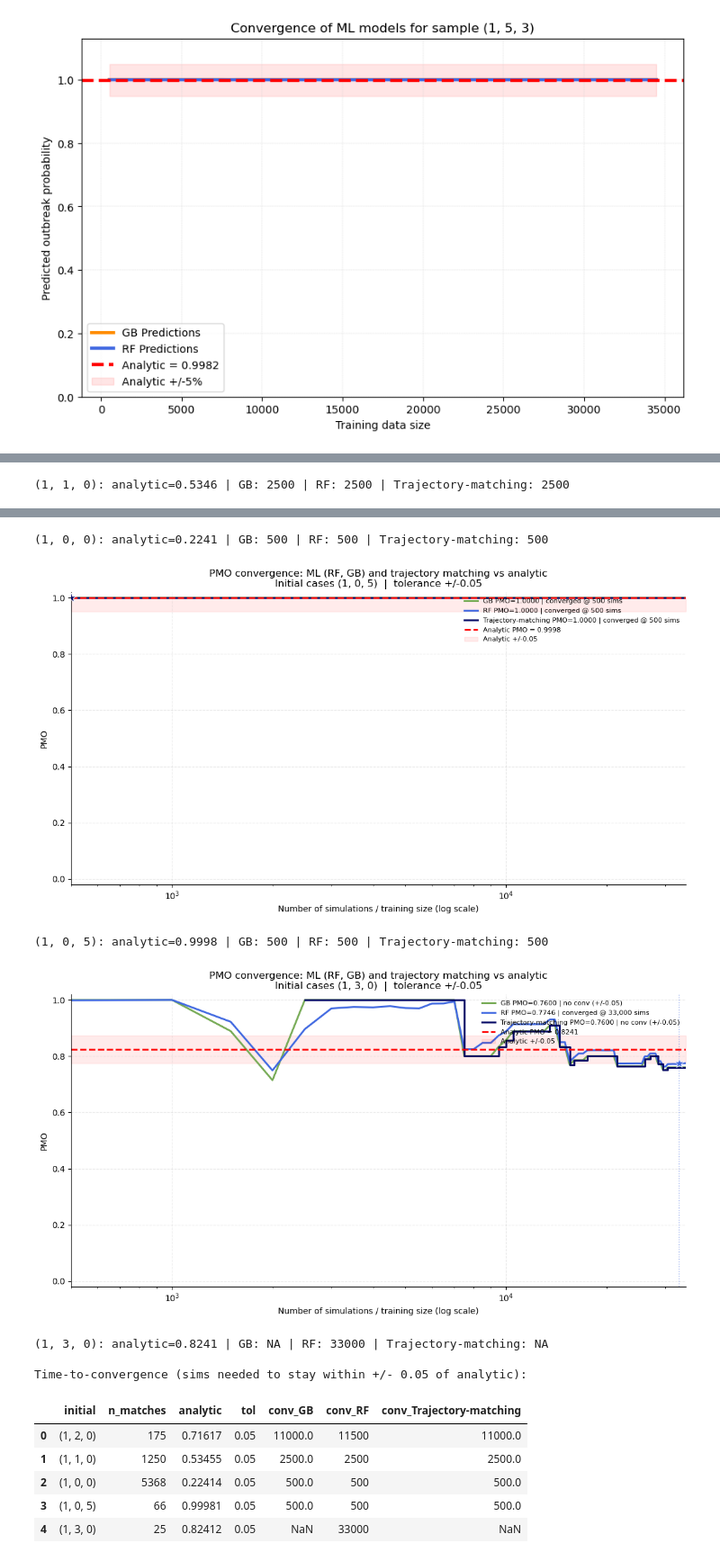
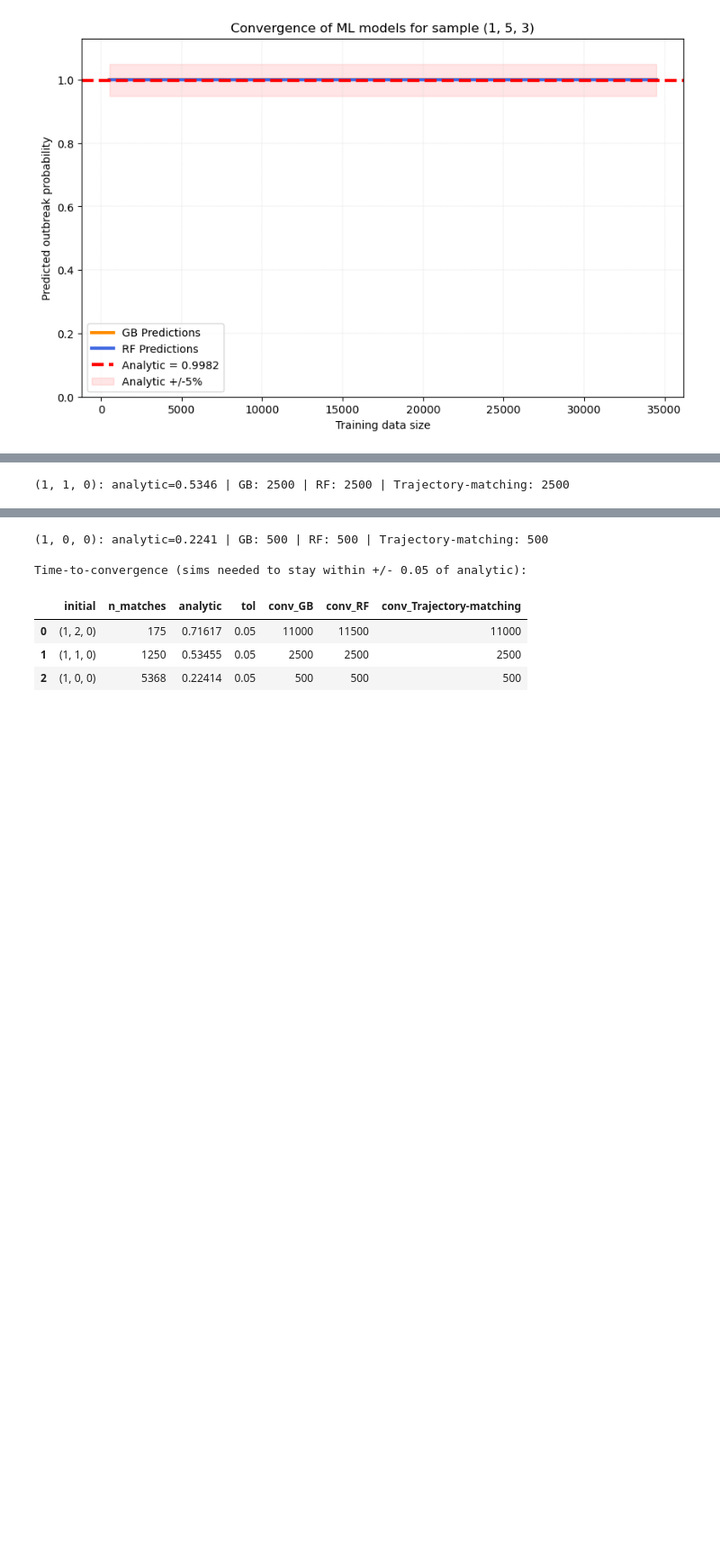
Before and after one commit to karlabbabic/outbreak-probabilities, a Jupyter notebook: outbreak_pipeline.ipynb, the cells around one changed output, grey strips where cells are left out. Shown at 90% size. Drawn from its saved outputs; the diff is of its cells as text; code cells hidden in the pictures; blank space fills up the shorter version.

```diff
--- a/outbreak_pipeline.ipynb
+++ b/outbreak_pipeline.ipynb
@@ -1018,7 +1029,7 @@ def run_pmo_vs_r(df, observed, out_png="figs/pmo_vs_r.png", sample_strategy="ran
                                               n_boot=n_boot, ci_random_seed=ci_random_seed)
     return out, events_df
 # %%
-out, _ = run_pmo_vs_r(sim_df, observed=[1, 0, 0], sample_strategy="random",
+out, _ = run_pmo_vs_r(sim_df, observed=[1, 2, 3], sample_strategy="random",
                       sample_size=200, full_index=False, show_ci=True, ci=0.9)
 print("PMO vs r plot ->", out)
 # %% [output]
@@ -1332,32 +1348,26 @@ def make_combined_plot(initial_sample, df, trained, data_sizes, model_names=("GB
 # %%
 # CONV_TOL = the time-to-convergence tolerance (half-width of the analytic band).
 CONV_TOL = 0.05
 
 conv_summaries = [
     make_combined_plot(INITIAL, sim_df, trained_models, data_sizes, conv_tol=CONV_TOL)
-    for INITIAL in [(1, 2, 0), (1, 1, 0), (1, 0, 0),(1,0,5),(1,3,0)]
+    for INITIAL in [(1, 2, 0), (1, 1, 0), (1, 0, 0)]
 ]
 
 # Time-to-convergence table (number of simulations to stay within +/- CONV_TOL of analytic)
 conv_table = pd.DataFrame(conv_summaries)
 print("\nTime-to-convergence (sims needed to stay within +/-", CONV_TOL, "of analytic):")
 conv_table
 # %% [output]
 [figure]
 (1, 2, 0): analytic=0.7162 | GB: 11000 | RF: 11500 | Trajectory-matching: 11000
 [figure]
 (1, 1, 0): analytic=0.5346 | GB: 2500 | RF: 2500 | Trajectory-matching: 2500
 [figure]
 (1, 0, 0): analytic=0.2241 | GB: 500 | RF: 500 | Trajectory-matching: 500
+
+Time-to-convergence (sims needed to stay within +/- 0.05 of analytic):
-[figure, removed]
-(1, 0, 5): analytic=0.9998 | GB: 500 | RF: 500 | Trajectory-matching: 500
-[figure, removed]
-(1, 3, 0): analytic=0.8241 | GB: NA | RF: 33000 | Trajectory-matching: NA
-
-Time-to-convergence (sims needed to stay within +/- 0.05 of analytic):
 |  | initial | n_matches | analytic | tol | conv_GB | conv_RF | conv_Trajectory-matching |
-| 0 | (1, 2, 0) | 175 | 0.71617 | 0.05 | 11000.0 | 11500 | 11000.0 |
-| 1 | (1, 1, 0) | 1250 | 0.53455 | 0.05 | 2500.0 | 2500 | 2500.0 |
-| 2 | (1, 0, 0) | 5368 | 0.22414 | 0.05 | 500.0 | 500 | 500.0 |
-| 3 | (1, 0, 5) | 66 | 0.99981 | 0.05 | 500.0 | 500 | 500.0 |
-| 4 | (1, 3, 0) | 25 | 0.82412 | 0.05 | NaN | 33000 | NaN |
+| 0 | (1, 2, 0) | 175 | 0.71617 | 0.05 | 11000 | 11500 | 11000 |
+| 1 | (1, 1, 0) | 1250 | 0.53455 | 0.05 | 2500 | 2500 | 2500 |
+| 2 | (1, 0, 0) | 5368 | 0.22414 | 0.05 | 500 | 500 | 500 |
```
Also changed, not shown: parts of 19 cells of this notebook, 1 other file.
